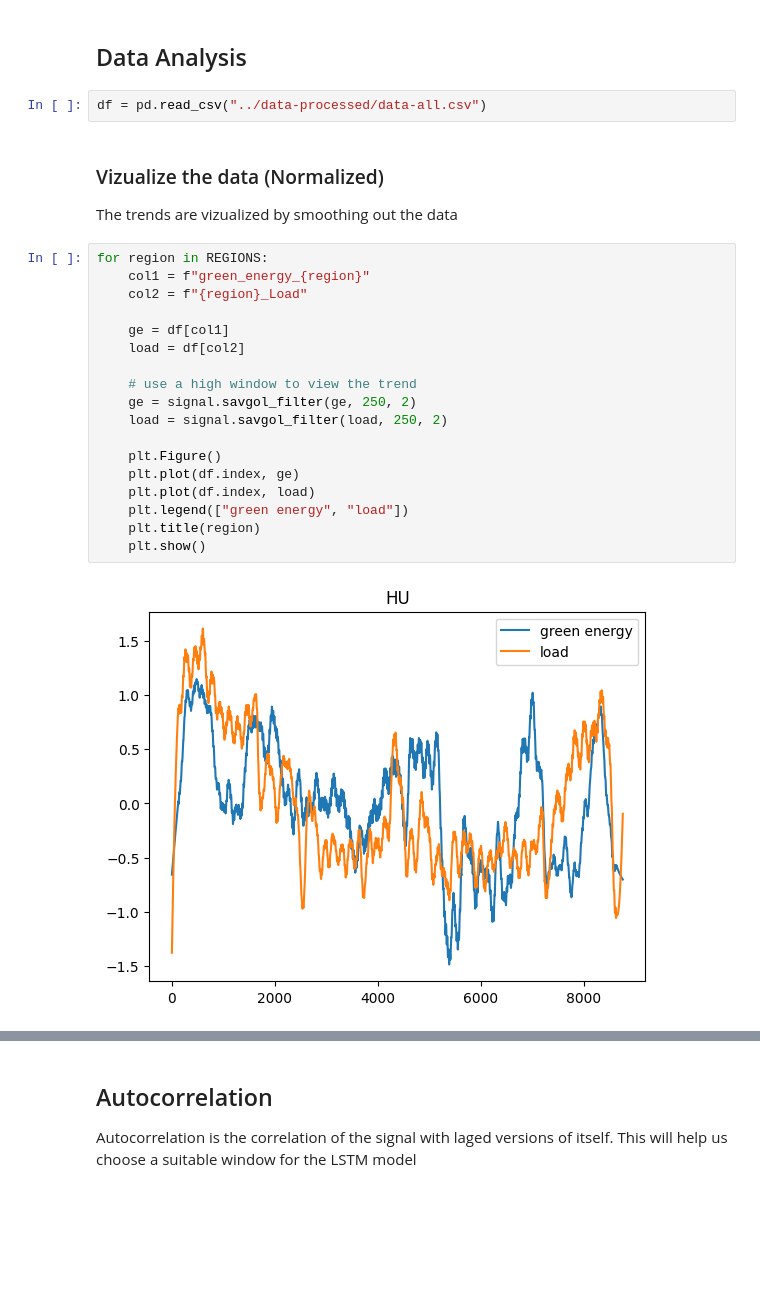
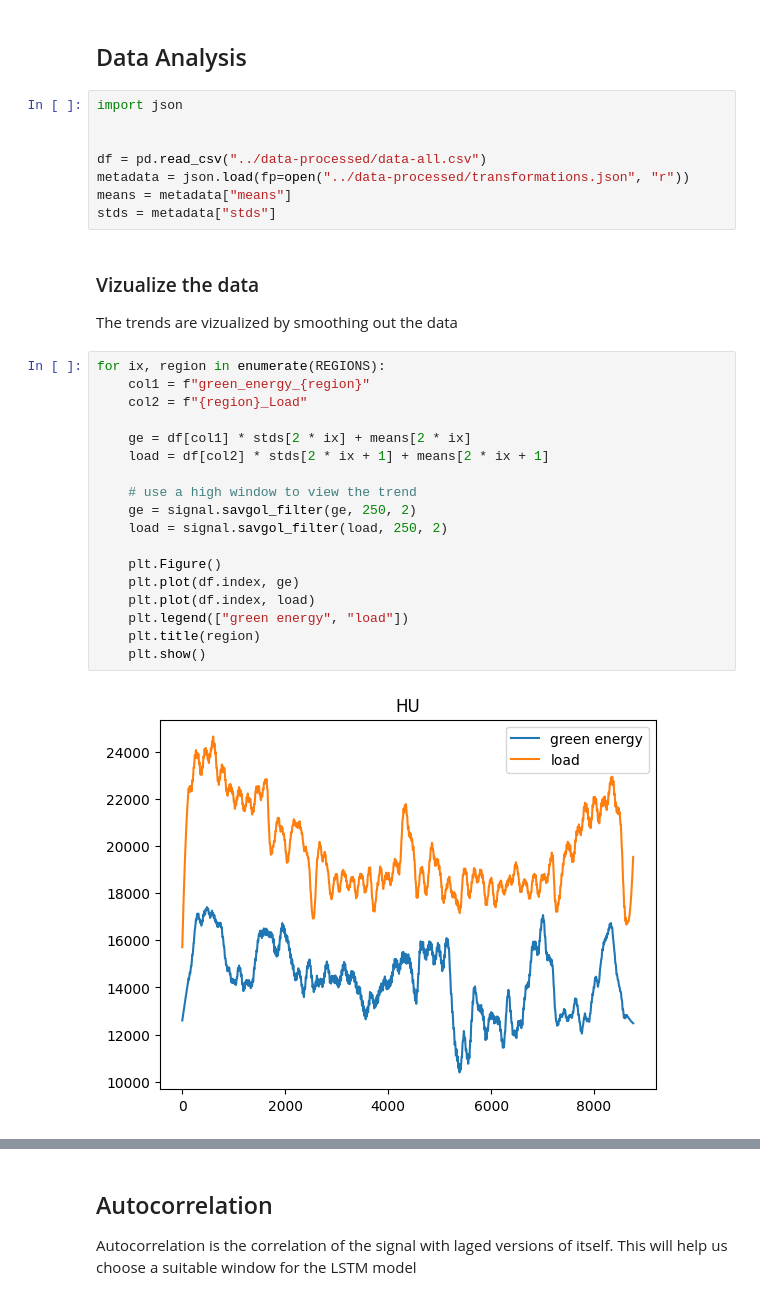
Before and after one commit to arshad171/hack-ecoforecast, a Jupyter notebook: src/data_analysis.ipynb, the cells around one changed output, grey strips where cells are left out. Drawn from its saved outputs; the diff is of its cells as text; blank space fills up the shorter version.

```diff
--- a/src/data_analysis.ipynb
+++ b/src/data_analysis.ipynb
@@ -7,29 +7,35 @@ import matplotlib.pyplot as plt
 from constants import *
 # %% [markdown]
 ## Data Analysis
-# %%
-df = pd.read_csv("../data-processed/data-all.csv")
+# %%
+import json
+
+
+df = pd.read_csv("../data-processed/data-all.csv")
+metadata = json.load(fp=open("../data-processed/transformations.json", "r"))
+means = metadata["means"]
+stds = metadata["stds"]
 # %% [markdown]
-### Vizualize the data (Normalized)
+### Vizualize the data
 
 The trends are vizualized by smoothing out the data
 # %%
-for region in REGIONS:
+for ix, region in enumerate(REGIONS):
     col1 = f"green_energy_{region}"
     col2 = f"{region}_Load"
 
-    ge = df[col1]
-    load = df[col2]
+    ge = df[col1] * stds[2 * ix] + means[2 * ix]
+    load = df[col2] * stds[2 * ix + 1] + means[2 * ix + 1]
 
     # use a high window to view the trend
     ge = signal.savgol_filter(ge, 250, 2)
     load = signal.savgol_filter(load, 250, 2)
 
     plt.Figure()
     plt.plot(df.index, ge)
     plt.plot(df.index, load)
     plt.legend(["green energy", "load"])
     plt.title(region)
     plt.show()
 # %% [output]
-[figure, old version]
+[figure, new version]
```
Also changed, not shown: parts of 1 cell of this notebook, 15 other files.
